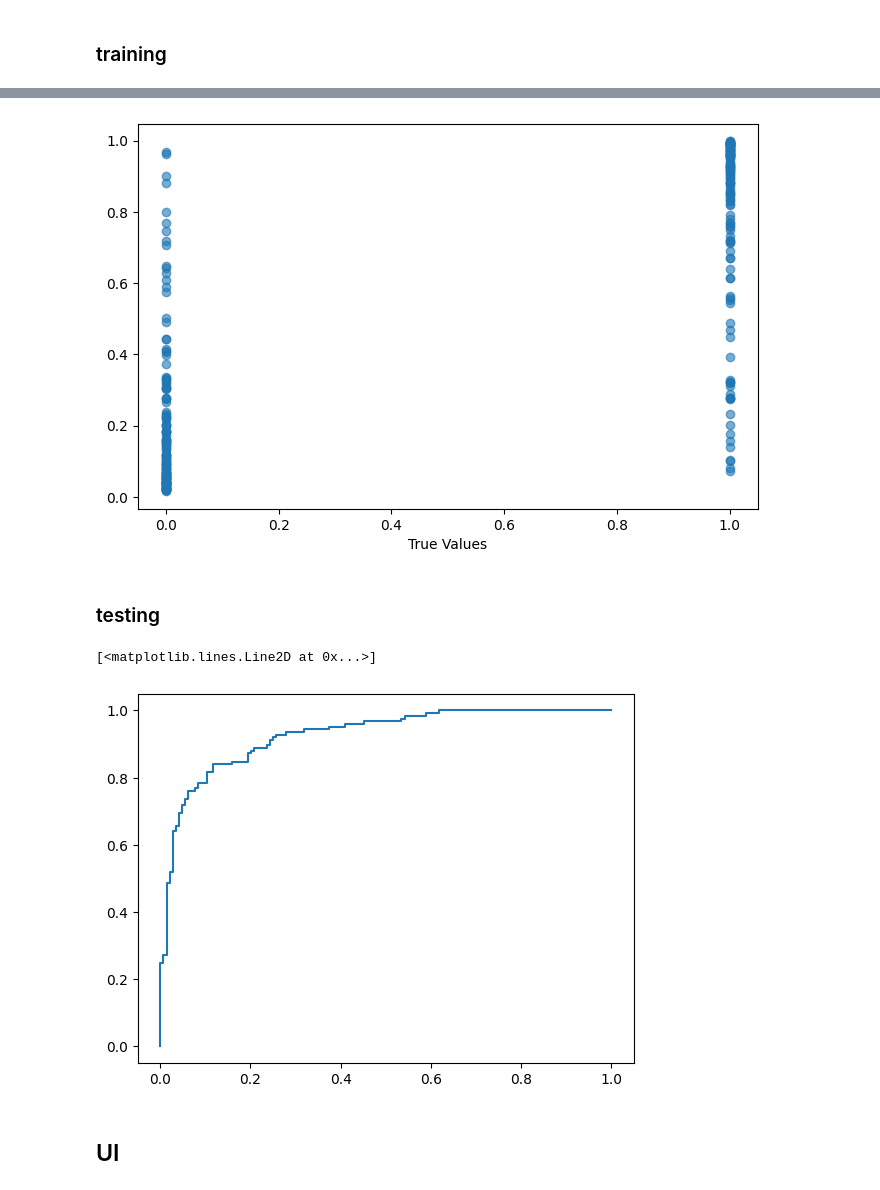
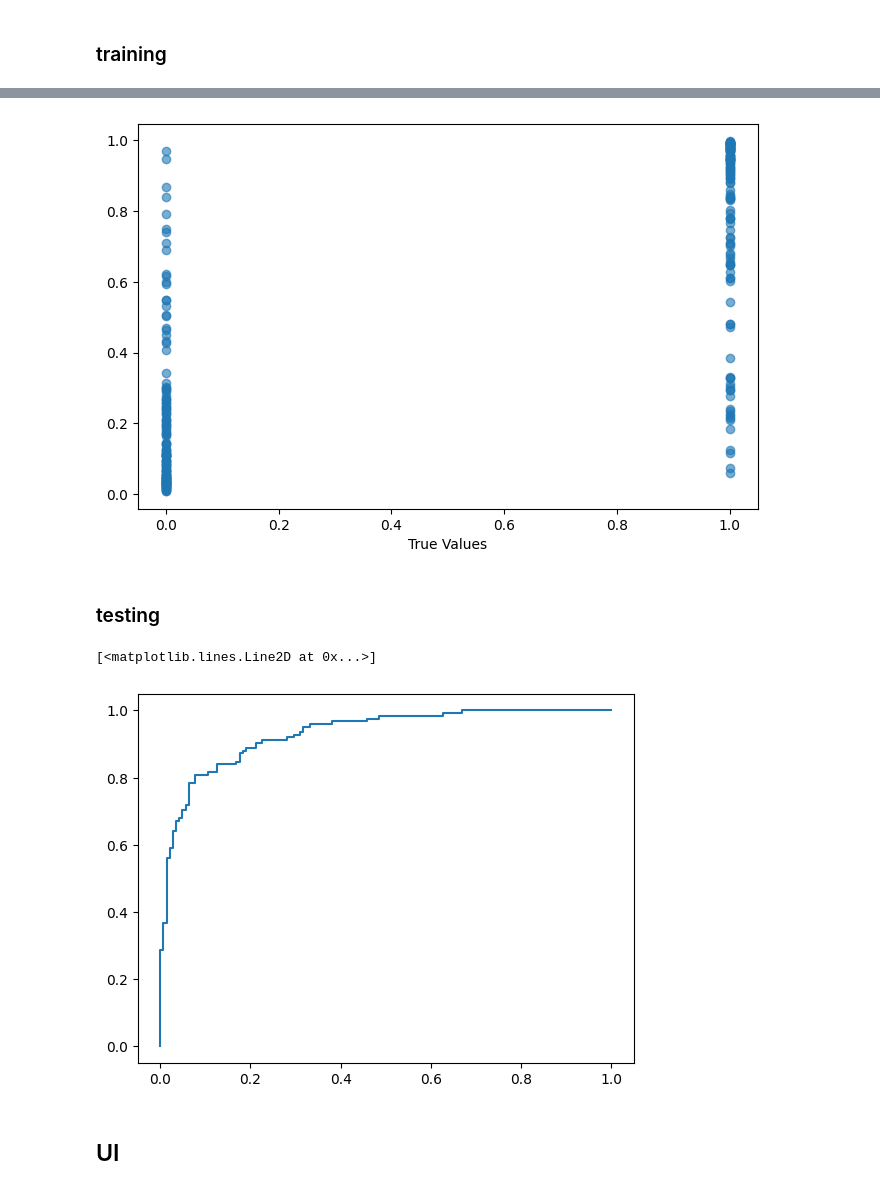
Before and after one commit to LeoMaskell/python-AIs, a Jupyter notebook: heartAttackPred/ai4.ipynb, the cells around one changed output, grey strips where cells are left out. Drawn from its saved outputs; the diff is of its cells as text; code cells hidden in the pictures.

```diff
--- a/heartAttackPred/ai4.ipynb
+++ b/heartAttackPred/ai4.ipynb
@@ -188,14 +188,12 @@ tensor([[1.],
 # %% [markdown]
 ### training
 # %%
-# learning rate
-lr = 0.001
+# learning rate and epochs
+epochs = 10000
+lr = 0.005
 # %%
-for epoch in range(10000):sdasffgfd,djh,
-
-
-
-optimiser.zero_grad()
+for epoch in range(epochs):
+    optimiser.zero_grad()
     outputs = model(inputs)
     loss = criterion(outputs, targets)
     if torch.isnan(loss):
@@ -204,7 +202,7 @@ optimiser.zero_grad()
     loss.backward()
     optimiser.step()
 #    if (epoch + 1) % 500 == 0:
-    print(f'Epoch [{epoch + 1}/5000], Loss: {loss.item():.4f}')
+    print(f'Epoch [{epoch + 1}/{epochs}], Loss: {loss.item():.4f}')
 print(outputs)
 
 # Evaluate on training set
@@ -240,4 +238,4 @@ Training Accuracy: 85.50%
-[figure, old version]
+[figure, new version]
 # %% [markdown]
 ### testing
 # %%
@@ -246,6 +244,6 @@ fpr1, tpr1, _ = roc_curve(targets.numpy(), preds.numpy())
 plt.plot(fpr1, tpr1, label = "ROC Curve")
 # %% [output]
 [<matplotlib.lines.Line2D at 0x...>]
-[figure, old version]
+[figure, new version]
 # %% [markdown]
 ## UI
```
Also changed, not shown: parts of 6 cells of this notebook.
